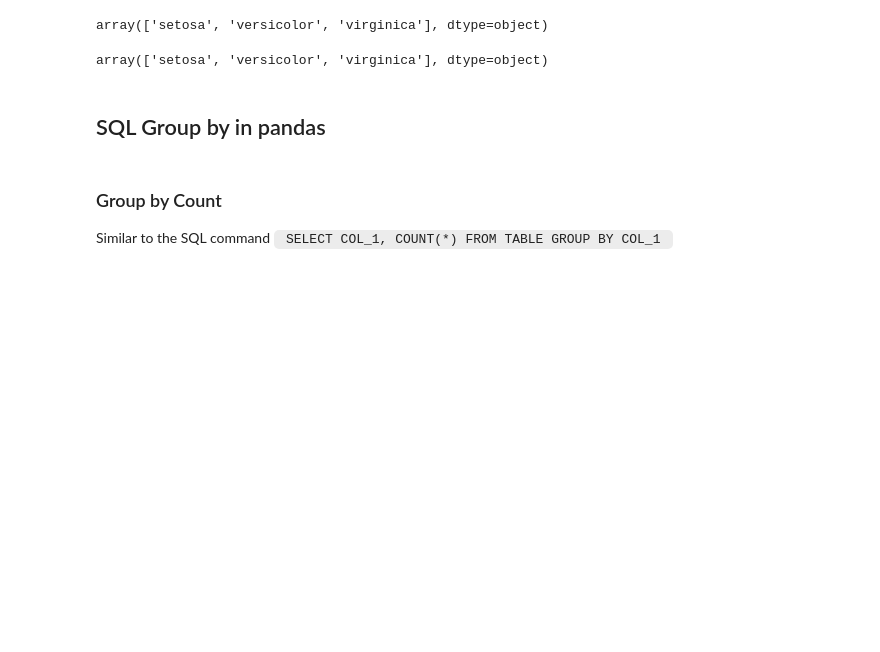
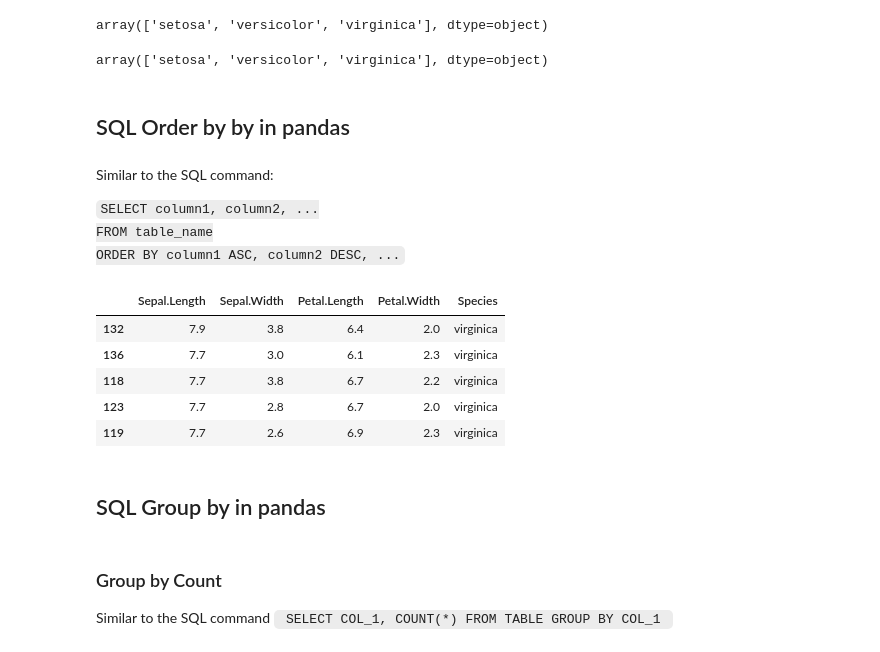
Before and after one commit to mfrestrepo/python-cheat-sheet, a Jupyter notebook: pandas/sql-to-pandas-cheat-sheet.ipynb, the cells around one changed output. Cells and saved outputs as stored; diff of their text form; code cells hidden in the pictures; blank space fills up the shorter version.

Commit message:
Add SQL Order By and Update Statement equivalents in pandas

```diff
--- a/pandas/sql-to-pandas-cheat-sheet.ipynb
+++ b/pandas/sql-to-pandas-cheat-sheet.ipynb
@@ -69,6 +69,24 @@ array(['setosa', 'versicolor', 'virginica'], dtype=object)
 df.Species.unique()
 # %% [output]
 array(['setosa', 'versicolor', 'virginica'], dtype=object)
+# %% [markdown]
+## SQL Order by by in pandas
+# %% [markdown]
+Similar to the SQL command:
+
+<code>SELECT column1, column2, ...
+FROM table_name
+ORDER BY column1 ASC, column2 DESC, ...
+</code>
+# %%
+df.sort_values(by = ['Sepal.Length', 'Petal.Length'], axis = 0, ascending = [False, True]).head(5)
+# %% [output]
+|  | Sepal.Length | Sepal.Width | Petal.Length | Petal.Width | Species |
+| 132 | 7.9 | 3.8 | 6.4 | 2.0 | virginica |
+| 136 | 7.7 | 3.0 | 6.1 | 2.3 | virginica |
+| 118 | 7.7 | 3.8 | 6.7 | 2.2 | virginica |
+| 123 | 7.7 | 2.8 | 6.7 | 2.0 | virginica |
+| 119 | 7.7 | 2.6 | 6.9 | 2.3 | virginica |
 # %% [markdown]
 ## SQL Group by in pandas
 # %% [markdown]
```
Also changed, not shown: parts of 5 cells of this notebook.
